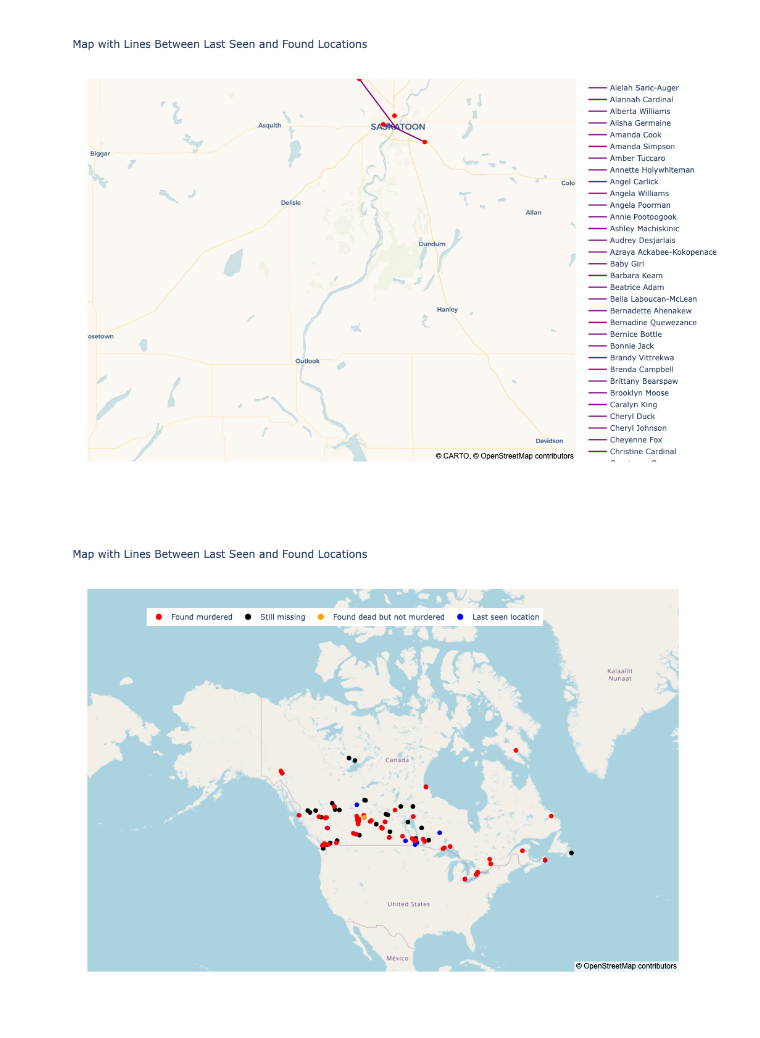
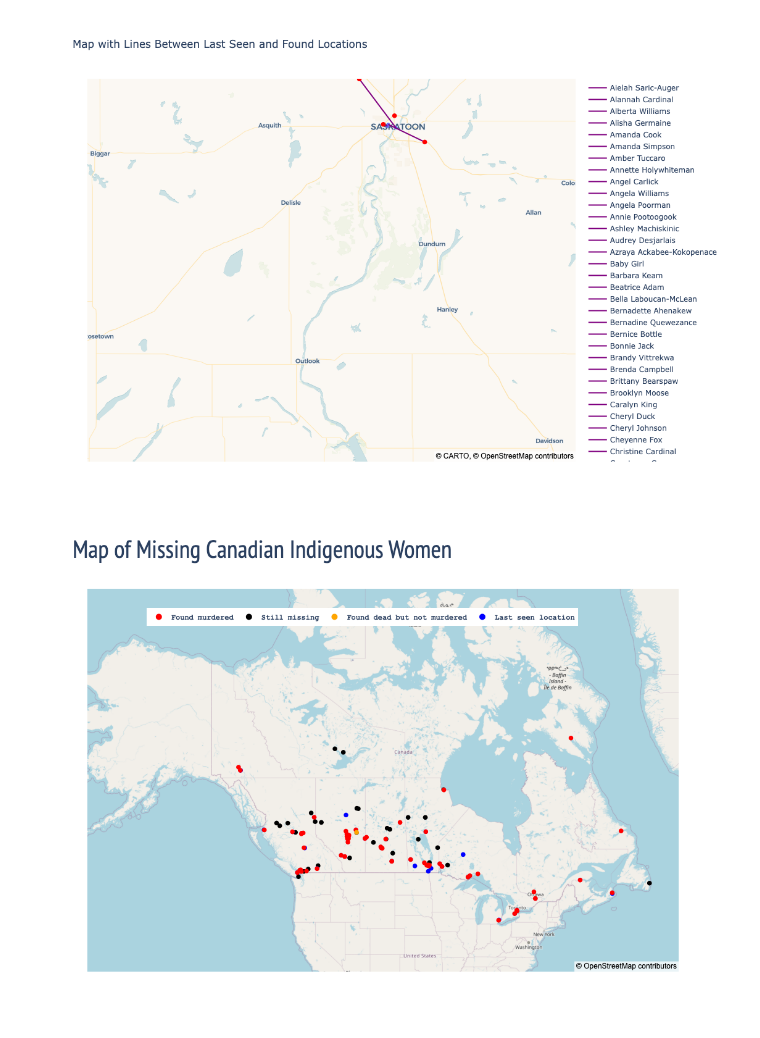
Before and after one commit to Emiliano1919/Canadian-Indigenous-Women-Dissappearances, a Jupyter notebook: MapFromCleanedDEV.ipynb, the cells around one changed output. Cells and saved outputs as stored; diff of their text form; code cells hidden in the pictures.

```diff
--- a/MapFromCleanedDEV.ipynb
+++ b/MapFromCleanedDEV.ipynb
@@ -247,7 +247,7 @@ fig = px.scatter_map(df,
     lon=[lon if lat != 0.0 else None for lat, lon in zip(df['LS-Latitude'], df['LS-Longitude'])],
     hover_name=df['Name'],
     hover_data={'Name': False, 'Status': True, 'LS-General-Location': True, 'LS-Location Source': True},
-    title="Map with Lines Between Last Seen and Found Locations"
+    title='Map of Missing Canadian Indigenous Women'
 )
 
 
@@ -371,35 +371,37 @@ fig.add_trace(go.Scattermap(
 ))
 
 fig.update_traces(hoverlabel=dict(
     bgcolor='white',
-    bordercolor='black',
+    bordercolor='grey',
     font=dict(
         family='Courier New',
-        weight=550
+        weight=550,
+        color='black'
     )
 )
 
 )
 
 fig.update_layout(
-    title='Map with Lines Between Last Seen and Found Locations',
+    title=dict(font=dict(family="PT Sans Narrow",size=40),text='Map of Missing Canadian Indigenous Women'),
     height=800,
     width=1200,
     map_center=dict(lat=59.7357125925001, lon= -106.37109361876627),
     map=dict(
         style="open-street-map",
-        zoom=2
+        zoom=2.5
     ),
     legend=dict(
         x=0.1,
         y=0.95,
         traceorder='normal',
+        font=dict(family='Courier New',weight=600),
         orientation='h'
     )
 )
 
 
 
 fig.show()
 # %% [output]
-[figure, old version]
+[figure, new version]
```
Also changed, not shown: parts of 4 cells of this notebook.
